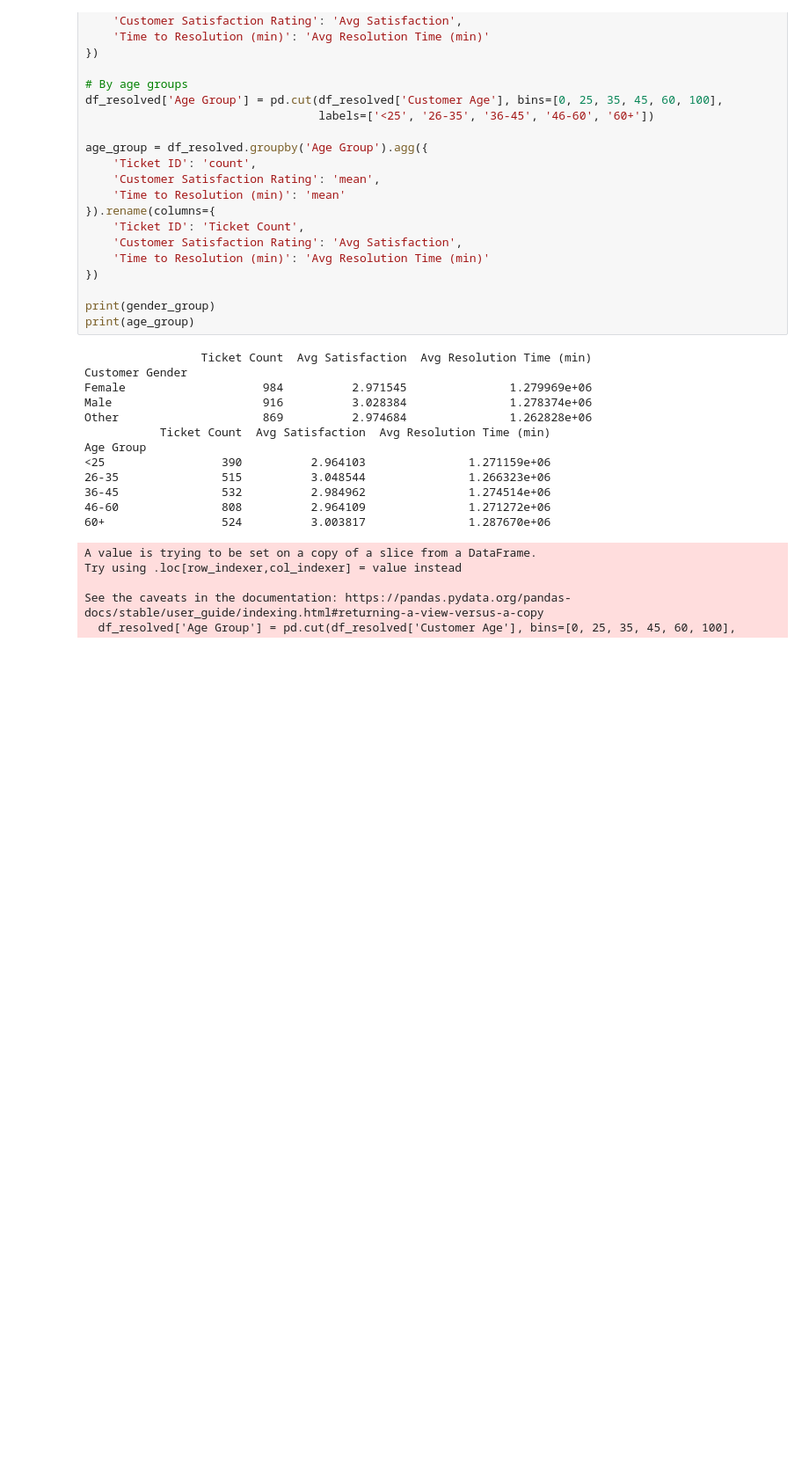
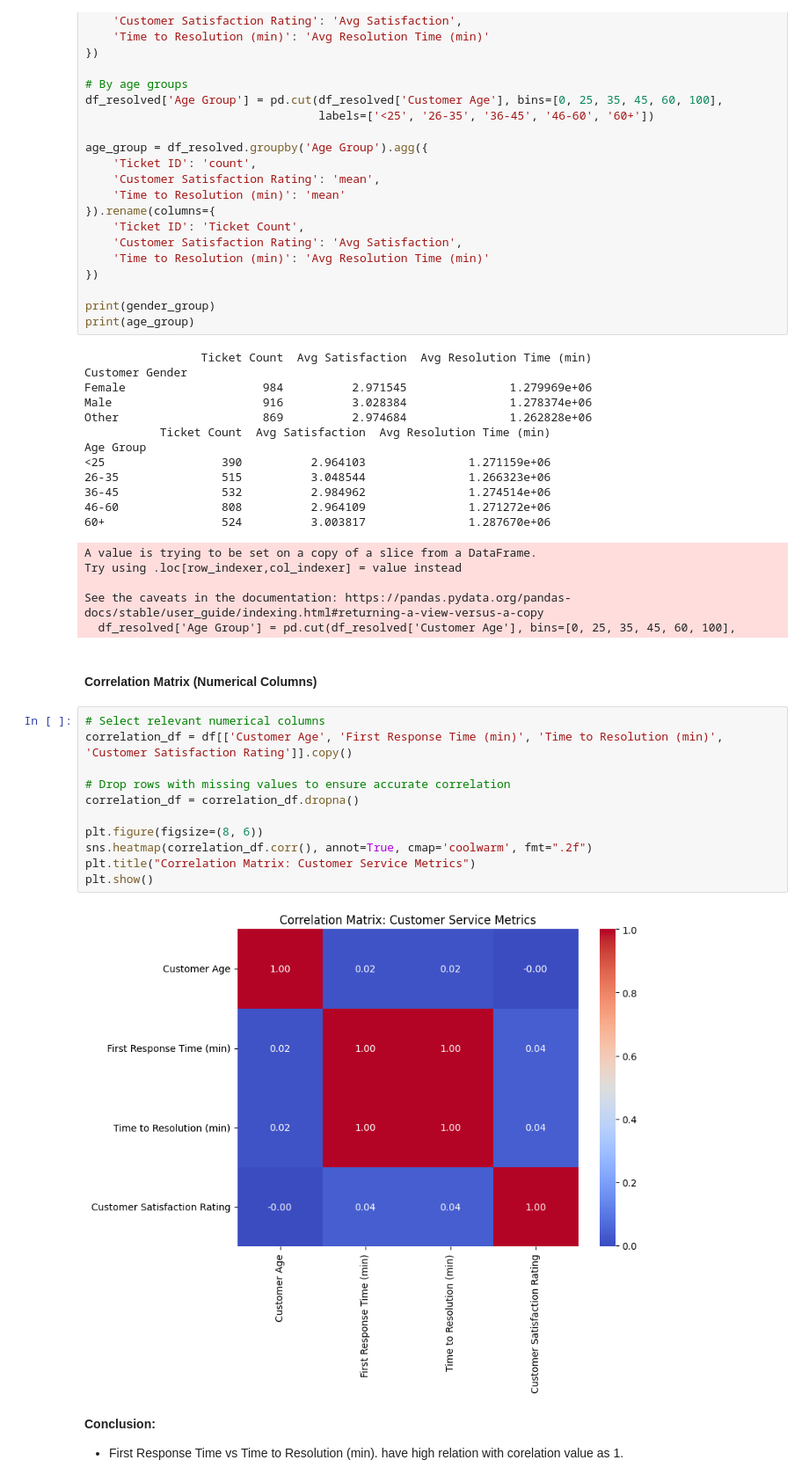
Before and after one commit to abkedar/Data-science-project-on-various-datasets, a Jupyter notebook: customer_service_performance/customer_support_tickets_Analysis.ipynb, the cells around one changed output. Shown at 88% size. Cells and saved outputs as stored; diff of their text form; blank space fills up the shorter version.

Commit message:
Updated notebook with latest analysis and visuals

```diff
--- a/customer_service_performance/customer_support_tickets_Analysis.ipynb
+++ b/customer_service_performance/customer_support_tickets_Analysis.ipynb
@@ -320,3 +320,21 @@ Try using .loc[row_indexer,col_indexer] = value instead
 
 See the caveats in the documentation: https://pandas.pydata.org/pandas-docs/stable/user_guide/indexing.html#returning-a-view-versus-a-copy
   df_resolved['Age Group'] = pd.cut(df_resolved['Customer Age'], bins=[0, 25, 35, 45, 60, 100],
+# %% [markdown]
+#### Correlation Matrix (Numerical Columns)
+# %%
+# Select relevant numerical columns
+correlation_df = df[['Customer Age', 'First Response Time (min)', 'Time to Resolution (min)', 'Customer Satisfaction Rating']].copy()
+
+# Drop rows with missing values to ensure accurate correlation
+correlation_df = correlation_df.dropna()
+
+plt.figure(figsize=(8, 6))
+sns.heatmap(correlation_df.corr(), annot=True, cmap='coolwarm', fmt=".2f")
+plt.title("Correlation Matrix: Customer Service Metrics")
+plt.show()
+# %% [output]
+[figure, added]
+# %% [markdown]
+**Conclusion:**
+- First Response Time vs Time to Resolution (min). have high relation with corelation value as 1.
```
